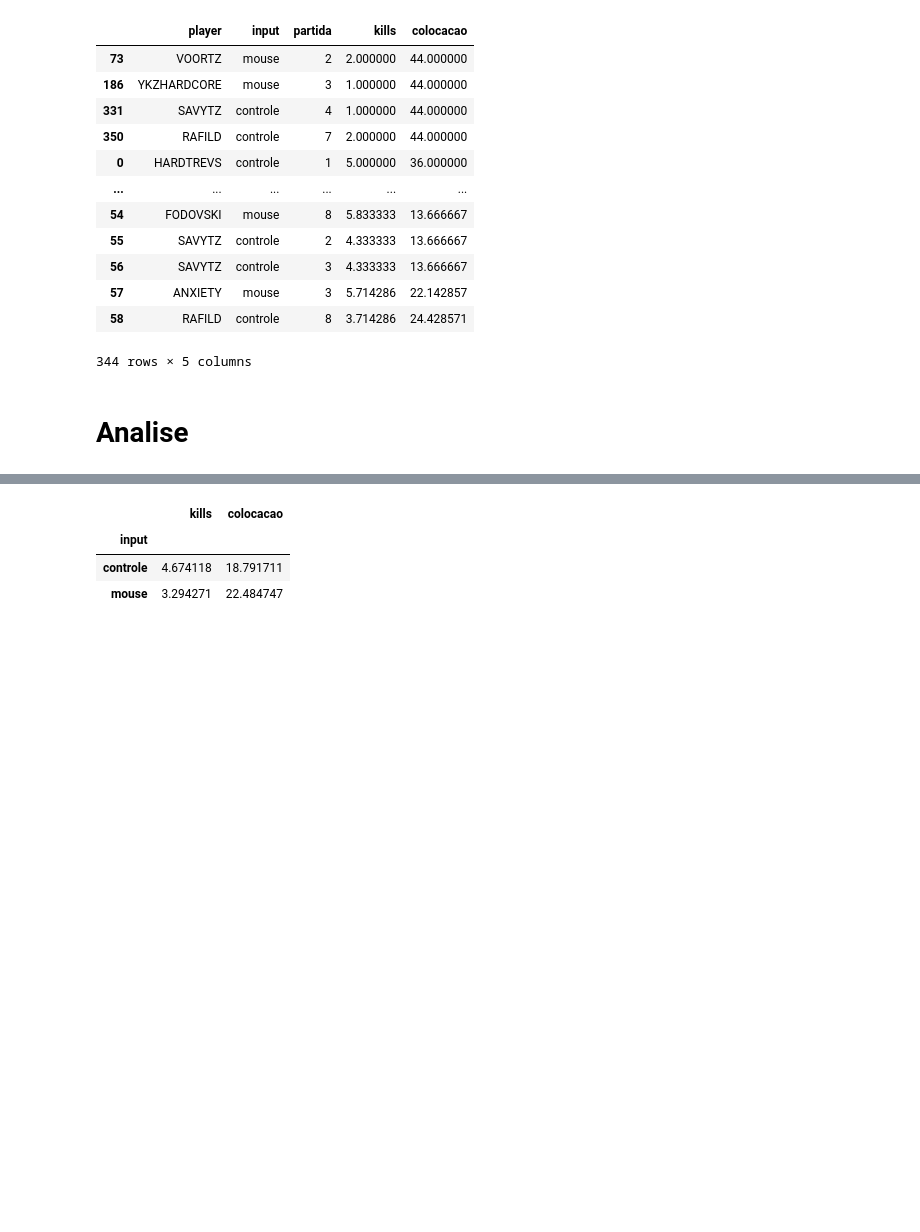
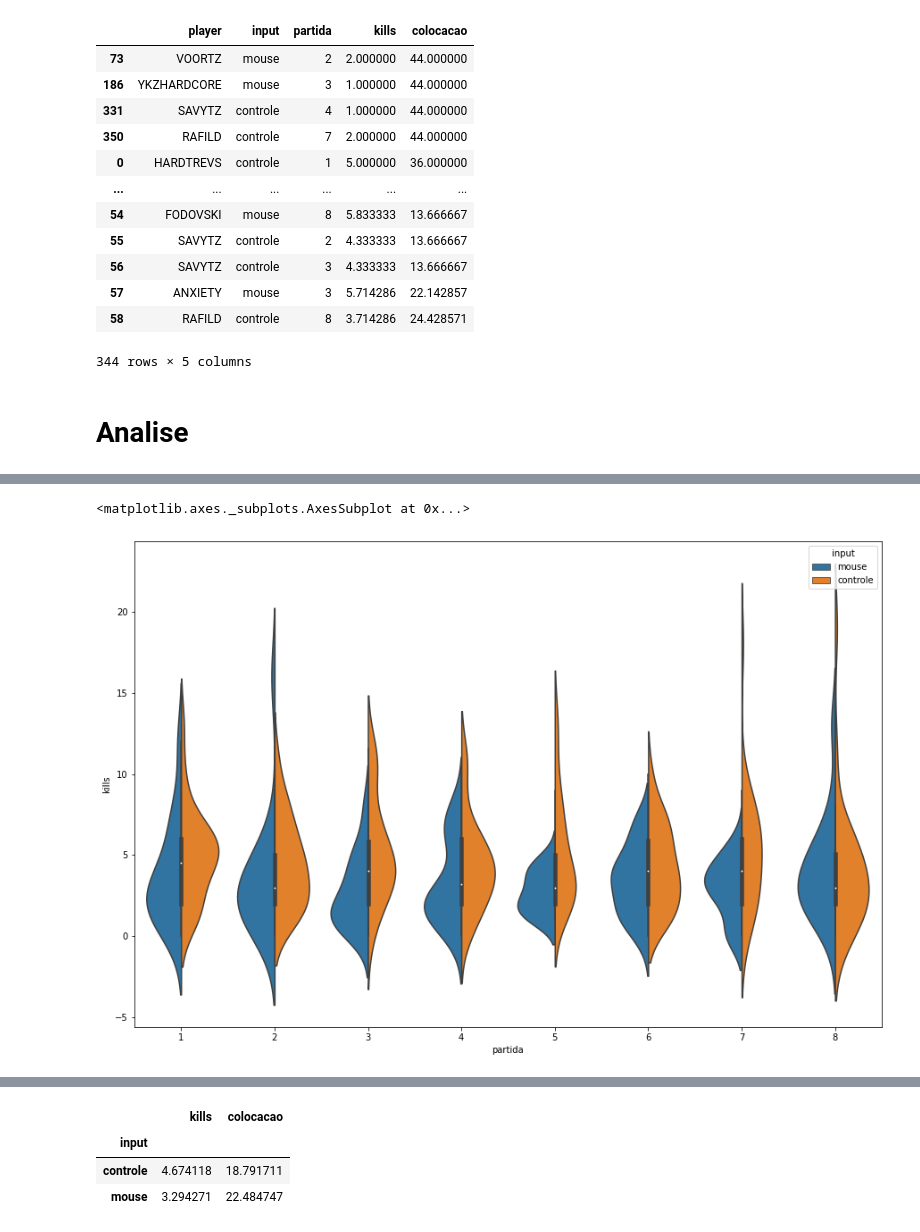
Before and after one commit to GodoyLucas/king_of_rebirth, a Jupyter notebook: Notebooks/King_of_Rebirth_Final.ipynb, the cells around one changed output, grey strips where cells are left out. Saved outputs shown, nothing was run; the diff lists cells and outputs as text; code cells hidden in the pictures; blank space fills up the shorter version.

```diff
--- a/Notebooks/King_of_Rebirth_Final.ipynb
+++ b/Notebooks/King_of_Rebirth_Final.ipynb
@@ -319,0 +402,6 @@ final_tratado
+# %%
+plt.figure(figsize=(15, 10))
+sns.violinplot(x = 'partida', y = 'kills', hue = 'input', data = final_tratado, split = True)
+# %% [output]
+<matplotlib.axes._subplots.AxesSubplot at 0x...>
+[figure, added]
```
Also changed, not shown: parts of 24 cells of this notebook.
